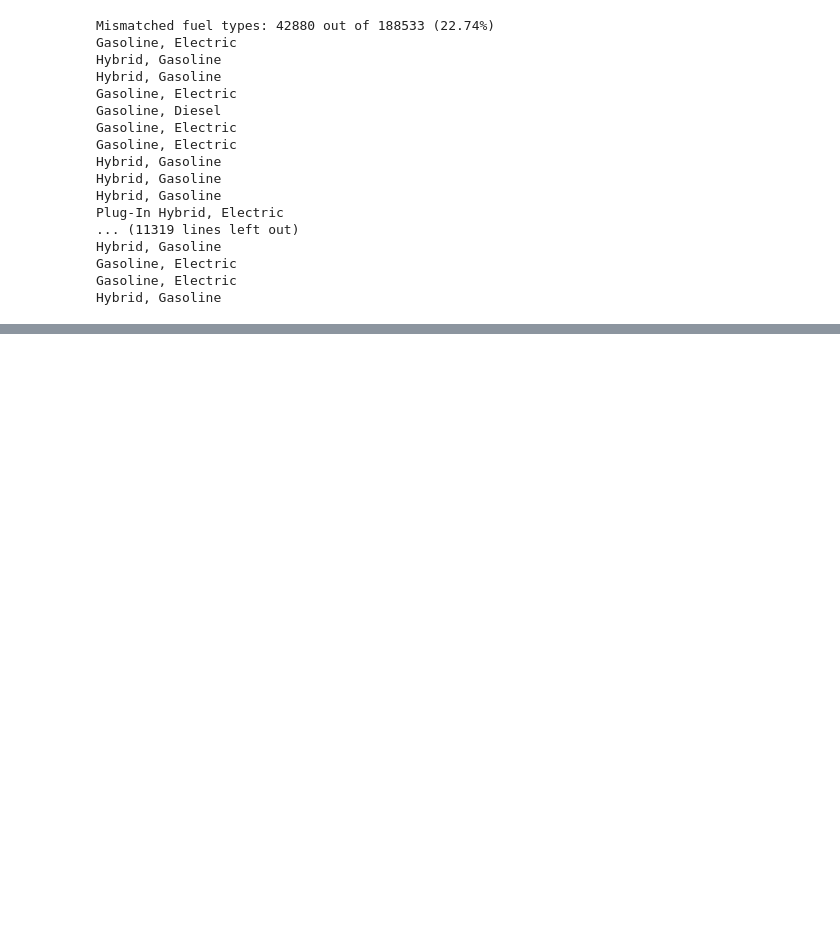
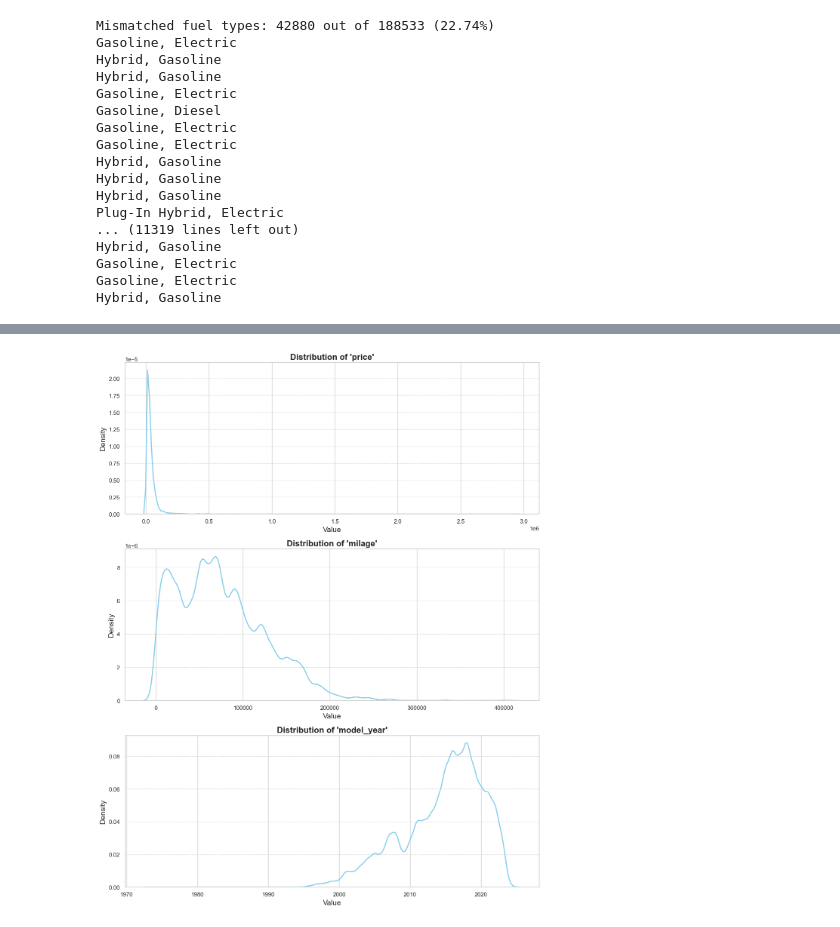
Before and after one commit to DenisProcyon/CDS_project, a Jupyter notebook: src/main.ipynb, the cells around one changed output, grey strips where cells are left out. Saved outputs shown, nothing was run; the diff lists cells and outputs as text; code cells hidden in the pictures; blank space fills up the shorter version.

```diff
--- a/src/main.ipynb
+++ b/src/main.ipynb
@@ -116,3 +118,13 @@ Hybrid, Gasoline
 Gasoline, Electric
 Gasoline, Electric
 Hybrid, Gasoline
+# %%
+train_data = train_data[~train_data['fuel_mismatch']].reset_index(drop=True)
+
+train_data = train_data.drop(columns=["fuel_mismatch"])
+
+train_data = train_data.assign(fuel_type=train_data["fuel_type_from_engine"]).drop(columns=["fuel_type_from_engine"])
+# %%
+train_data = train_data.dropna(axis=1)
+train_data.isnull().sum()
+train_data.dtypes
@@ -118,0 +146,4 @@ Hybrid, Gasoline
+# %%
+data_plotter.plot_numerical_distribution(data=train_data, columns=["price", "milage", "model_year"])
+# %% [output]
+[figure, added]
```
Also changed, not shown: parts of 3 cells of this notebook, 3 other files.
